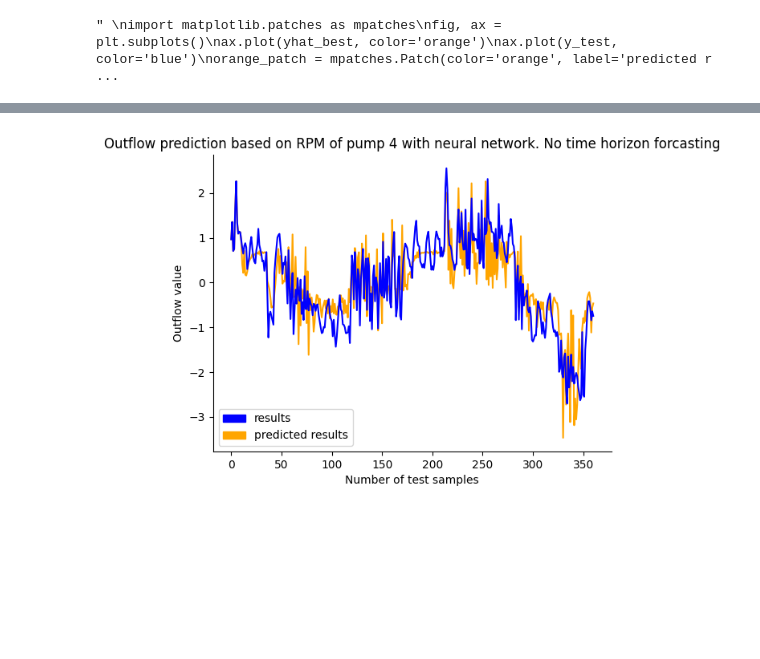
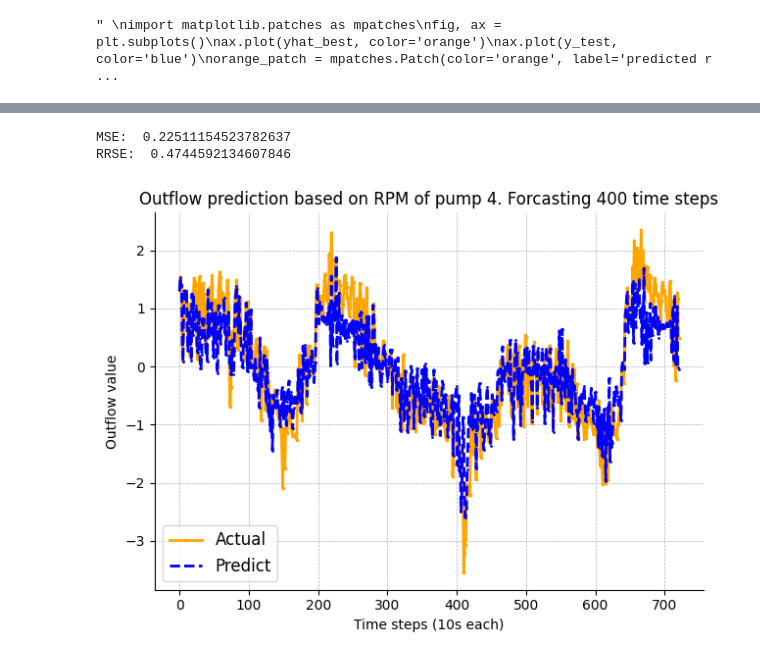
Before and after one commit to nitram1805/Digitization_of_electronic_assets, a Jupyter notebook: Group_1_final_proj.ipynb, the cells around one changed output, grey strips where cells are left out. Cells and saved outputs as stored; diff of their text form; code cells hidden in the pictures; blank space fills up the shorter version.

Commit message:
Plots are cleaned up

```diff
--- a/Group_1_final_proj.ipynb
+++ b/Group_1_final_proj.ipynb
@@ -480,13 +575,10 @@ for a in ['RReLU']:
             # Train the model on the chosen test slot and the test data which is the last 20% of the train time slot
             narx_net.fit(X=x_train_4, y=y_train_4, X_test=x_test_4, y_test=y_test_4)
             # Predict the values with the created model and compare them to the actual values from the time slot one hour after the training time slot
-            yhat = narx_net.predict(X=x_test_compare_4, y=y_test_compare_4, forecast_horizon=100)
+            yhat = narx_net.predict(X=x_test_compare_4, y=y_test_compare_4)
             # Calculate the error of the model compared to the testing time slot
             mse = mean_squared_error(y_test_compare_4, yhat)
             print("MSE: ", mse)
             rrse = root_relative_squared_error(y_test_compare_4, yhat)
             print("RRSE: ",rrse)
-
-
-            #eval_dict.update({str(i):{"rrse":rrse,"mse":mse,'yhat':yhat, 'j':j}})
 # %% [output]
@@ -495,16 +664,31 @@ RRSE:  0.5137663333085124
 # %%
+yhat = narx_net.predict(X=x_compare_4, y=y_compare_4, forecast_horizon=400)
+# Calculate the error of the model compared to the testing time slot
+mse = mean_squared_error(y_compare_4, yhat)
+print("MSE: ", mse)
+rrse = root_relative_squared_error(y_compare_4, yhat)
+print("RRSE: ",rrse)
 
-import matplotlib.patches as mpatches
 fig, ax = plt.subplots()
-ax.plot(yhat ,color='orange')
-ax.plot(y_test_compare_4, color='blue')
-ax.set_title("Outflow prediction based on RPM of pump 4 with neural network. No time horizon forcasting")
-ax.set_xlabel("Number of test samples")
+ax.plot(y_compare_4, color='orange', linestyle='-', linewidth=2, marker='s', markersize=1.5, label='Actual')
+ax.plot(yhat ,color='blue', linestyle='--', linewidth=2, marker='o', markersize=1, label='Predict')
+
+ax.set_title(f"Outflow prediction based on RPM of pump 4. Forcasting of 400 time steps")
+ax.set_xlabel(f"Time steps (10s each)")
 ax.set_ylabel("Outflow value")
-orange_patch = mpatches.Patch(color='orange', label='predicted results')
-blue_patch = mpatches.Patch(color='blue', label='results')
-ax.legend(handles=[blue_patch,orange_patch])
+ax.grid(True, which='both', linestyle='--', linewidth = 0.5)
+
+# Adding a legend
+plt.legend(fontsize=12)
+
+# Adjusting the layout
+plt.tight_layout()
+# orange_patch = mpatches.Patch(color='orange', label='predicted results')
+# blue_patch = mpatches.Patch(color='blue', label='results')
+# ax.legend(handles=[blue_patch,orange_patch])
 
 plt.show()
 # %% [output]
+MSE:  0.22511154523782637
+RRSE:  0.4744592134607846
-[figure, old version]
+[figure, new version]
```
Also changed, not shown: parts of 16 cells of this notebook.
